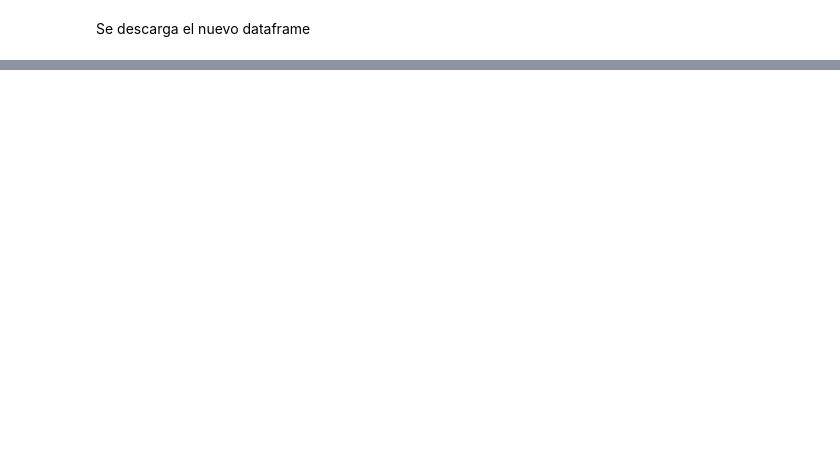
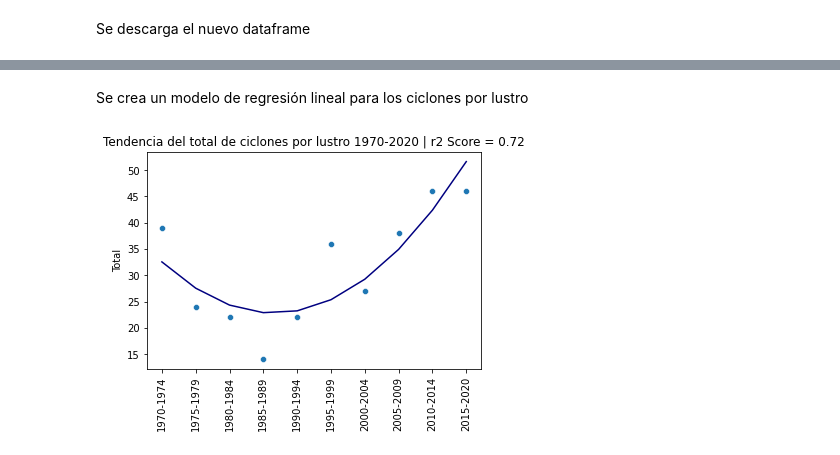
Before and after one commit to AdrianDiazGaxiola/Proyecto-Final, a Jupyter notebook: Ciclones.ipynb, the cells around one changed output, grey strips where cells are left out. Saved outputs shown, nothing was run; the diff lists cells and outputs as text; code cells hidden in the pictures; blank space fills up the shorter version.

```diff
--- a/Ciclones.ipynb
+++ b/Ciclones.ipynb
@@ -614,0 +623,26 @@ sns.lineplot(data=df3["Total"], color = "black")
+# %% [markdown]
+Se crea un modelo de regresión lineal para los ciclones por lustro
+# %%
+X = np.array(range(1970, 2016, 5))
+
+X = X.reshape(1,-1)
+X = X.transpose()
+
+model = make_pipeline(PolynomialFeatures(2), LinearRegression())
+y = totalxlustro["Total"]
+
+x = range(10)
+model.fit(X, y)
+plt.figure()
+sns.scatterplot(x=x, y = y)
+
+lustros = ['1970-1974', '1975-1979', '1980-1984', '1985-1989', '1990-1994','1995-1999', '2000-2004', '2005-2009', '2010-2014', '2015-2020']
+coef = r2_score(y, model.predict(X))
+plt.title("Tendencia del total de ciclones por lustro 1970-2020 | r2 Score = %.2f" % coef)
+plt.xticks(x)
+ax = sns.lineplot(x = x, y = model.predict(X), color = 'navy')
+ax.set_xticklabels(lustros)
+plt.xticks(rotation='vertical')
+plt.savefig("Tendencia Lustros.jpg", bbox_inches='tight')
+# %% [output]
+[figure, added]
```
Also changed, not shown: parts of 14 cells of this notebook.
